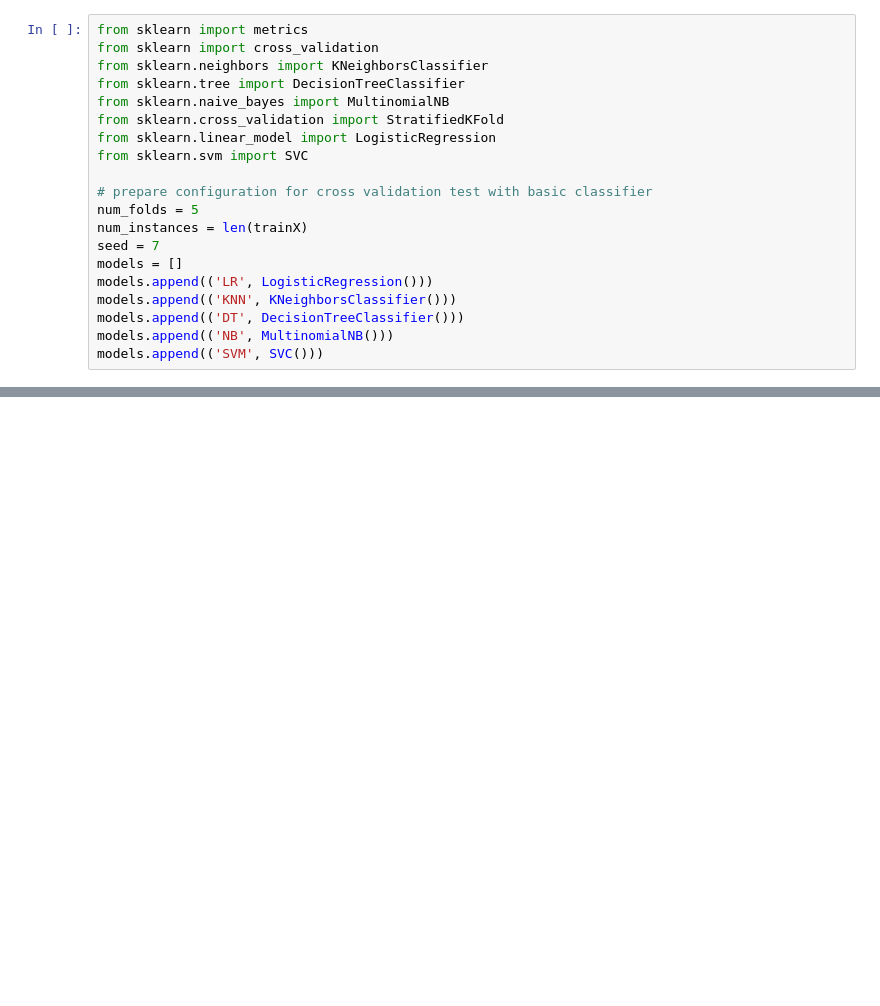
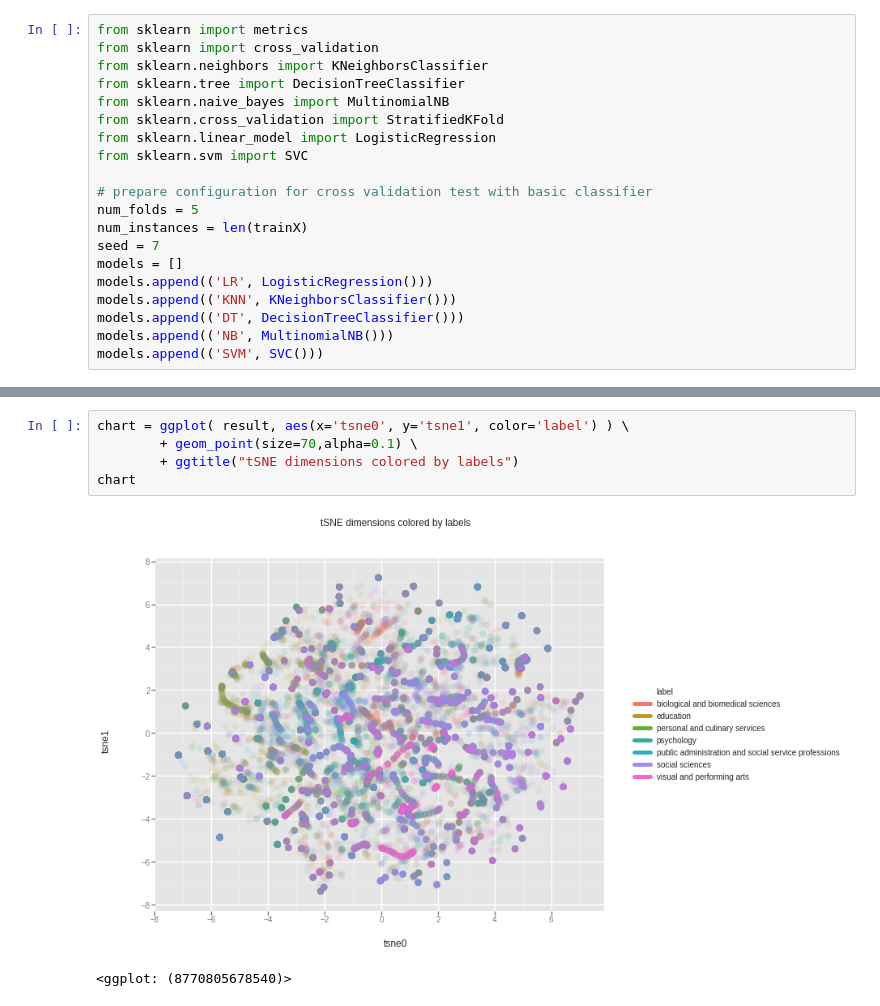
Before and after one commit to darekarsam/student-data-analysis, a Jupyter notebook: Sandbox.ipynb, the cells around one changed output, grey strips where cells are left out. Drawn from its saved outputs; the diff is of its cells as text; blank space fills up the shorter version.

```diff
--- a/Sandbox.ipynb
+++ b/Sandbox.ipynb
@@ -371,0 +435,8 @@ plt.show()
+# %%
+chart = ggplot( result, aes(x='tsne0', y='tsne1', color='label') ) \
+        + geom_point(size=70,alpha=0.1) \
+        + ggtitle("tSNE dimensions colored by labels")
+chart
+# %% [output]
+[figure, added]
+<ggplot: (8770805678540)>
```
Also changed, not shown: parts of 27 cells of this notebook.
